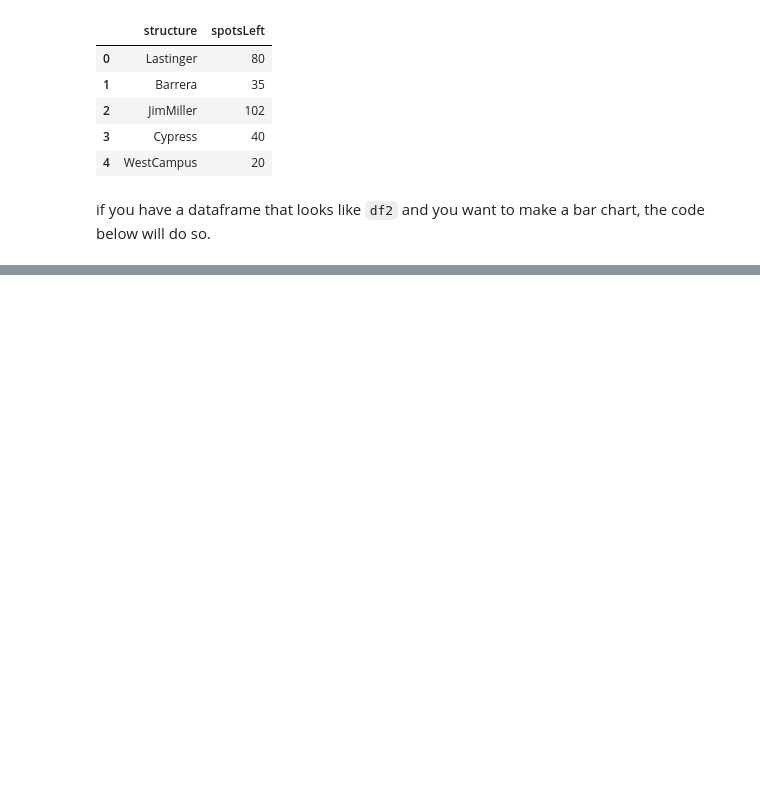
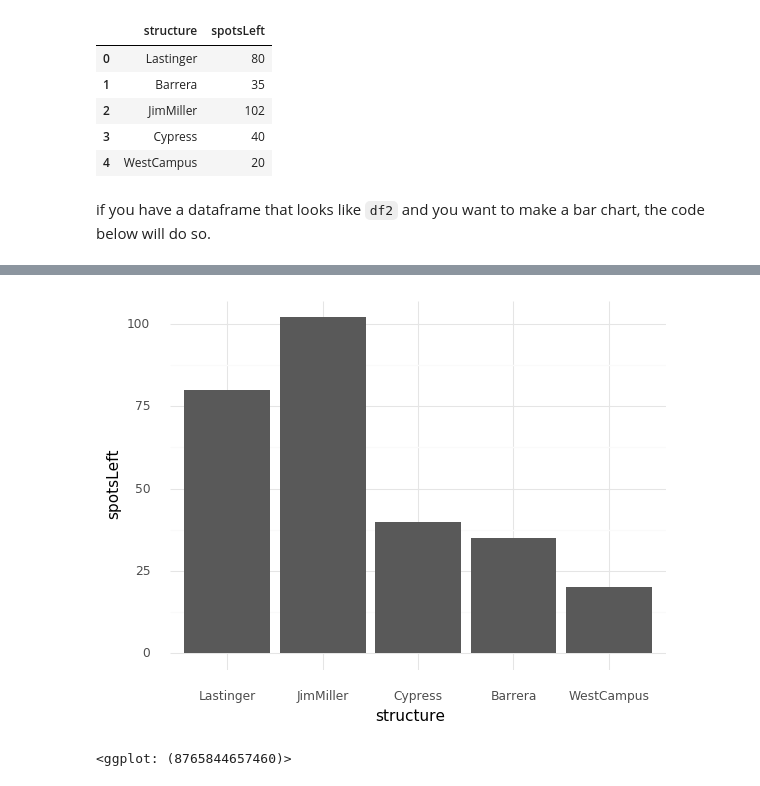
Before and after one commit to chelseaparlett/CPSC392ParlettPelleriti, a Jupyter notebook: Extras/BarChart-Reorder.ipynb, the cells around one changed output, grey strips where cells are left out. Cells and saved outputs as stored; diff of their text form; code cells hidden in the pictures; blank space fills up the shorter version.

```diff
--- a/Extras/BarChart-Reorder.ipynb
+++ b/Extras/BarChart-Reorder.ipynb
@@ -52,0 +53,10 @@ ggplot(df2, aes(x = "structure", y = "spotsLeft")) + geom_bar(stat = "identity")
+# %%
+df2.structure = pd.Categorical(df2.structure, categories = ["Lastinger",
+                                                            "JimMiller",
+                                                            "Cypress",
+                                                            "Barrera",
+                                                            "WestCampus"])
+ggplot(df2, aes(x = "structure", y = "spotsLeft")) + geom_bar(stat = "identity") + theme_minimal()
+# %% [output]
+[figure, added]
+<ggplot: (8765844657460)>
```
Also changed, not shown: parts of 3 cells of this notebook.
